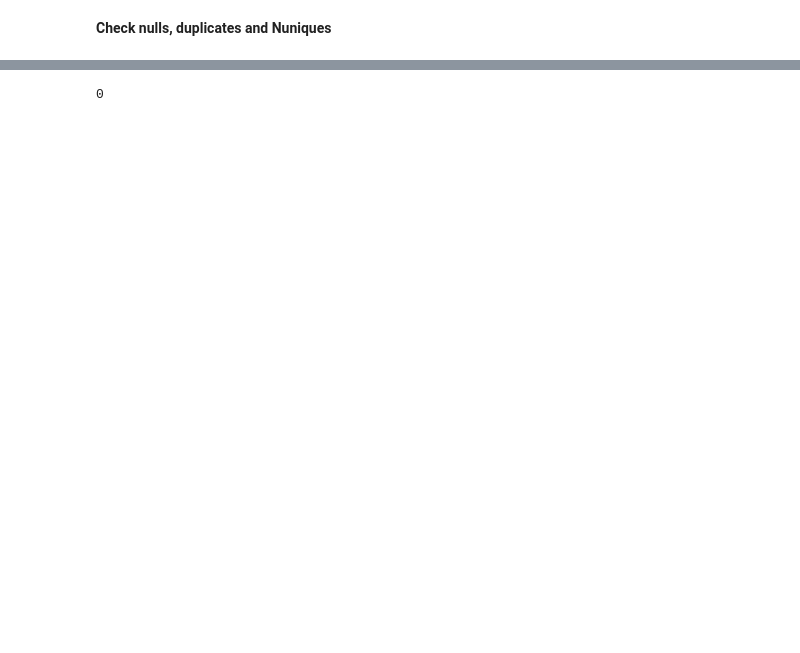
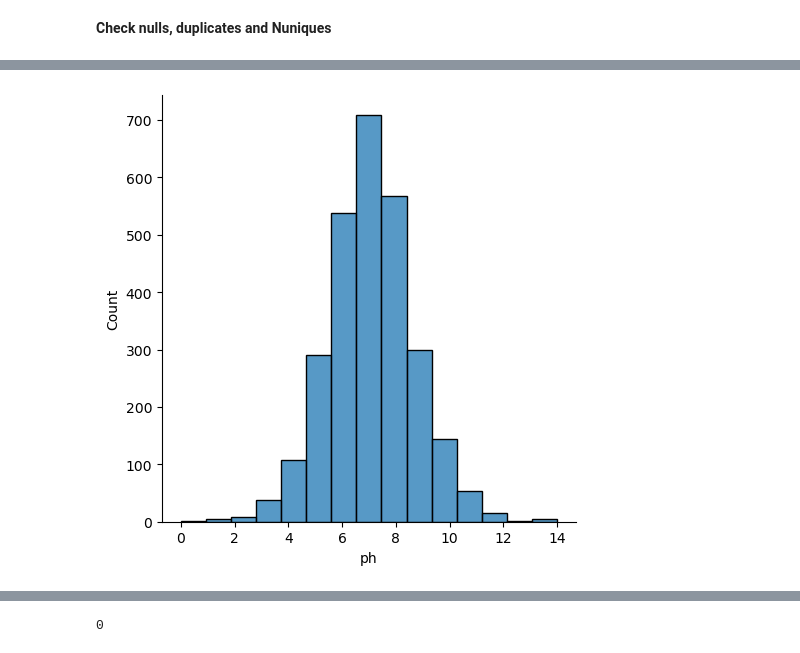
Before and after one commit to DvirFl/ML-ZoomCamp, a Jupyter notebook: MidtermProject/notebook.ipynb, the cells around one changed output, grey strips where cells are left out. Cells and saved outputs as stored; diff of their text form; code cells hidden in the pictures; blank space fills up the shorter version.

```diff
--- a/MidtermProject/notebook.ipynb
+++ b/MidtermProject/notebook.ipynb
@@ -86,0 +101,5 @@ dtype: int64
+# %%
+sns.displot(df.ph, bins=15, kde=False)
+plt.show()
+# %% [output]
+[figure, added]
```
Also changed, not shown: parts of 59 cells of this notebook, 4 other files.
